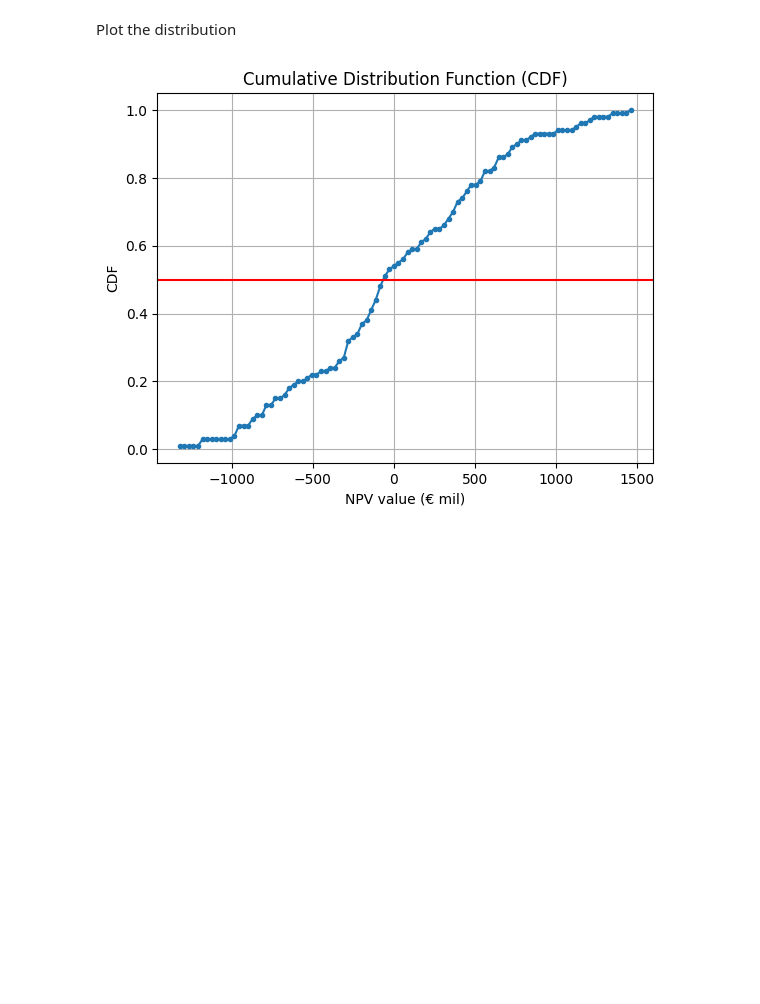
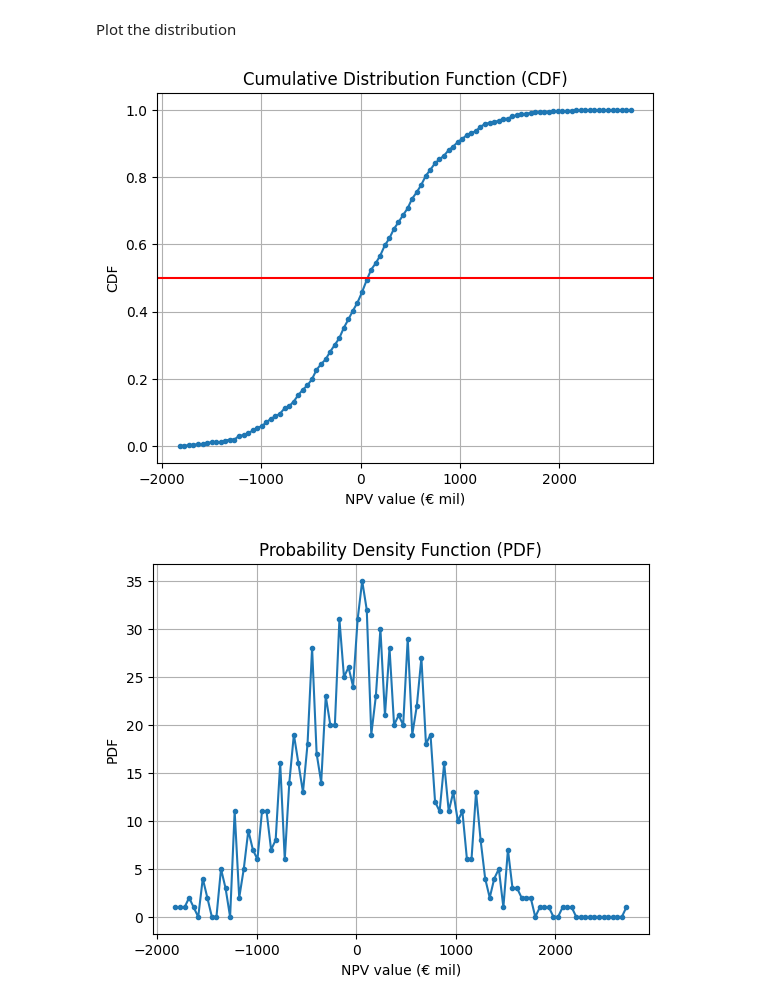
Before and after one commit to XaBerr/iride-constellation-cost-model, a Jupyter notebook: main.ipynb, the cells around one changed output. Cells and saved outputs as stored; diff of their text form; code cells hidden in the pictures; blank space fills up the shorter version.

Commit message:
Added the visualization of the PDF

```diff
--- a/main.ipynb
+++ b/main.ipynb
@@ -576,8 +577,10 @@ def mc_simulation():
         fss.get_revenues(year=time[ii], amount=revenues[ii], recurring_step=0)
     return fss.net_present_value()
 
-n_samples = 100
+n_samples = 1000
 npv_final_distribution_sampling = np.zeros(n_samples)
 for idx in range(n_samples):
     npv_final_distribution_sampling[idx] = mc_simulation()
+    if idx % (n_samples / 10) == 0:
+        print(idx)
     # print(npv_wacc_0[idx])
@@ -586,18 +600,27 @@ Plot the distribution
 # %%
 # n_samples = 100
 # npv_final_distribution_sampling = np.random.normal(30, 1, n_samples)
 
 hist, bin_edges = np.histogram(npv_final_distribution_sampling, bins=100, density=False)
 cdf = np.cumsum(hist)
 cdf_normalized = cdf / cdf[-1]  # Normalize to range [0, 1]
 xx = (bin_edges[:-1] + bin_edges[1:]) / 2
 
 plt.plot(xx, cdf_normalized, marker='.', linestyle='-')
 plt.title('Cumulative Distribution Function (CDF)')
 plt.xlabel('NPV value (€ mil)')
 plt.ylabel('CDF')
 plt.grid(True)
 plt.axhline(y=0.5, color='r')
 plt.show()
+
+plt.plot(xx, hist, marker='.', linestyle='-')
+plt.title('Probability Density Function (PDF)')
+plt.xlabel('NPV value (€ mil)')
+plt.ylabel('PDF')
+plt.grid(True)
+# plt.axhline(y=0.5, color='r')
+plt.show()
 # %% [output]
-[figure, old version]
+[figure, new version]
+[figure, added]
```
Also changed, not shown: parts of 2 cells of this notebook, 1 other file.
